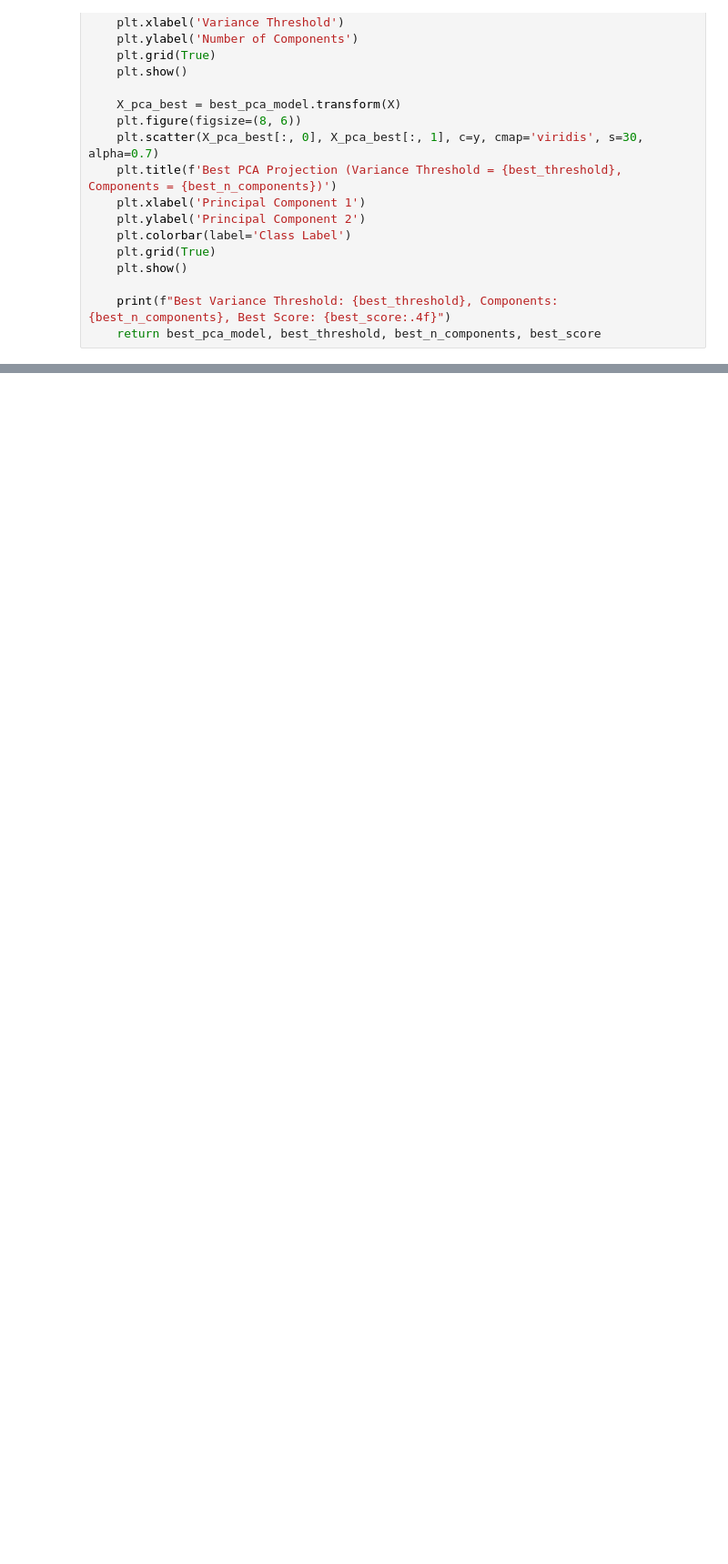
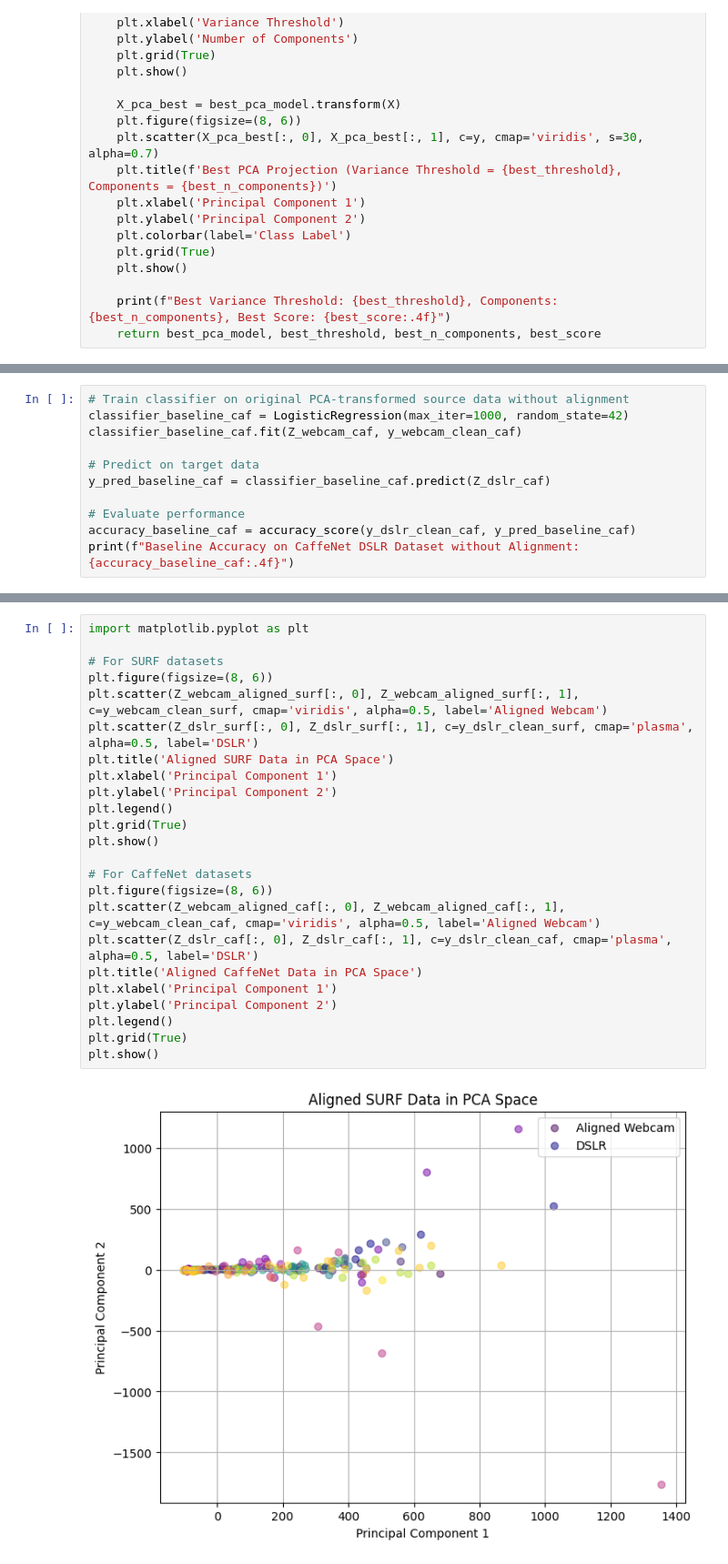
Before and after one commit to ZahirAhmadChaudhry/transfer-learning-and-optimal-transport-project-AML, a Jupyter notebook: Notebooks/domain_adaptation.ipynb, the cells around one changed output, grey strips where cells are left out. Shown: that part at 91% size. Drawn from its saved outputs; the diff is of its cells as text; blank space fills up the shorter version.

```diff
--- a/Notebooks/domain_adaptation.ipynb
+++ b/Notebooks/domain_adaptation.ipynb
@@ -906,0 +1056,11 @@ ValueError: shapes (408,29) and (4096,800) not aligned: 29 (dim 1) != 4096 (dim
+# %%
+# Train classifier on original PCA-transformed source data without alignment
+classifier_baseline_caf = LogisticRegression(max_iter=1000, random_state=42)
+classifier_baseline_caf.fit(Z_webcam_caf, y_webcam_clean_caf)
+
+# Predict on target data
+y_pred_baseline_caf = classifier_baseline_caf.predict(Z_dslr_caf)
+
+# Evaluate performance
+accuracy_baseline_caf = accuracy_score(y_dslr_clean_caf, y_pred_baseline_caf)
+print(f"Baseline Accuracy on CaffeNet DSLR Dataset without Alignment: {accuracy_baseline_caf:.4f}")
@@ -906,0 +1089,26 @@ ValueError: shapes (408,29) and (4096,800) not aligned: 29 (dim 1) != 4096 (dim
+# %%
+import matplotlib.pyplot as plt
+
+# For SURF datasets
+plt.figure(figsize=(8, 6))
+plt.scatter(Z_webcam_aligned_surf[:, 0], Z_webcam_aligned_surf[:, 1], c=y_webcam_clean_surf, cmap='viridis', alpha=0.5, label='Aligned Webcam')
+plt.scatter(Z_dslr_surf[:, 0], Z_dslr_surf[:, 1], c=y_dslr_clean_surf, cmap='plasma', alpha=0.5, label='DSLR')
+plt.title('Aligned SURF Data in PCA Space')
+plt.xlabel('Principal Component 1')
+plt.ylabel('Principal Component 2')
+plt.legend()
+plt.grid(True)
+plt.show()
+
+# For CaffeNet datasets
+plt.figure(figsize=(8, 6))
+plt.scatter(Z_webcam_aligned_caf[:, 0], Z_webcam_aligned_caf[:, 1], c=y_webcam_clean_caf, cmap='viridis', alpha=0.5, label='Aligned Webcam')
+plt.scatter(Z_dslr_caf[:, 0], Z_dslr_caf[:, 1], c=y_dslr_clean_caf, cmap='plasma', alpha=0.5, label='DSLR')
+plt.title('Aligned CaffeNet Data in PCA Space')
+plt.xlabel('Principal Component 1')
+plt.ylabel('Principal Component 2')
+plt.legend()
+plt.grid(True)
+plt.show()
+# %% [output]
+[figure, added]
```
Also changed, not shown: parts of 24 cells of this notebook, 15 other files.
